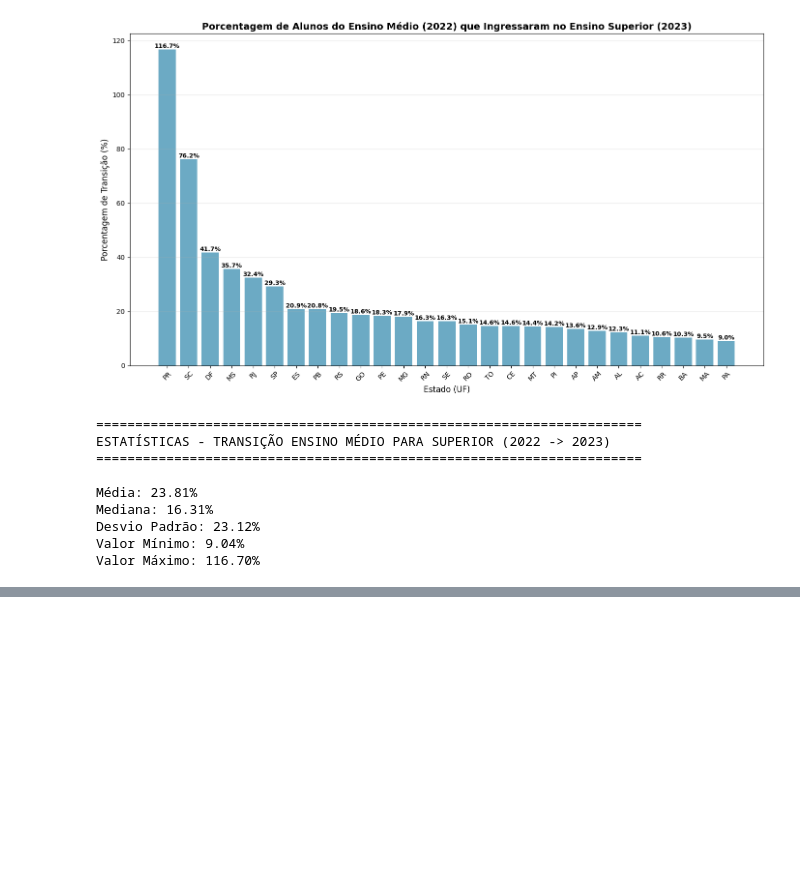
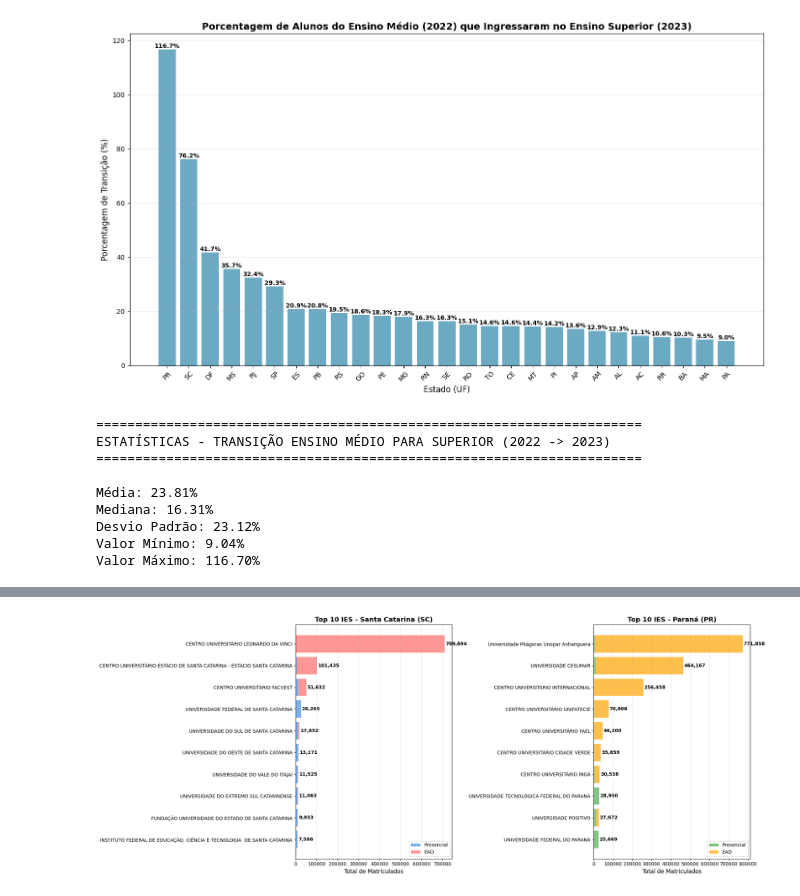
Before and after one commit to leandroguarino/projeto_ia_censo_escolar, a Jupyter notebook: notebooks/06_leitura_csv_ies_2022_2023.ipynb, the cells around one changed output, grey strips where cells are left out. Saved outputs shown, nothing was run; the diff lists cells and outputs as text; code cells hidden in the pictures; blank space fills up the shorter version.

```diff
--- a/notebooks/06_leitura_csv_ies.ipynb
+++ b/notebooks/06_leitura_csv_ies_2022_2023.ipynb
@@ -564,0 +664,83 @@ Valor Máximo: 116.70%
+# %%
+# Gráficos: Top 10 IES com mais matriculados em SC e PR (barras empilhadas por modalidade)
+
+# Incluir NO_IES no merge
+df_merged_com_nome = pd.merge(df_cursos, df[['CO_IES', 'SG_UF_IES', 'NO_IES']], on='CO_IES', how='left')
+
+# Filtrar por modalidade: 1 = Presencial, 2 = EAD
+df_presencial = df_merged_com_nome[df_merged_com_nome['TP_MODALIDADE_ENSINO'] == 1]
+df_ead = df_merged_com_nome[df_merged_com_nome['TP_MODALIDADE_ENSINO'] == 2]
+
+# Filtrar e agrupar para SC
+sc_presencial = df_presencial[df_presencial['SG_UF_IES'] == 'SC'].groupby('NO_IES')['QT_MAT'].sum()
+sc_ead = df_ead[df_ead['SG_UF_IES'] == 'SC'].groupby('NO_IES')['QT_MAT'].sum()
+sc_total = sc_presencial.add(sc_ead, fill_value=0)
+sc_top10 = sc_total.sort_values(ascending=False).head(10)
+
+# Filtrar e agrupar para PR
+pr_presencial = df_presencial[df_presencial['SG_UF_IES'] == 'PR'].groupby('NO_IES')['QT_MAT'].sum()
+pr_ead = df_ead[df_ead['SG_UF_IES'] == 'PR'].groupby('NO_IES')['QT_MAT'].sum()
+pr_total = pr_presencial.add(pr_ead, fill_value=0)
+pr_top10 = pr_total.sort_values(ascending=False).head(10)
+
+# Criar figura com 2 subplots
+fig, (ax1, ax2) = plt.subplots(1, 2, figsize=(20, 8))
+
+# Gráfico SC - Barras empilhadas
+sc_presencial_vals = sc_top10.index.map(lambda x: sc_presencial.get(x, 0))
+sc_ead_vals = sc_top10.index.map(lambda x: sc_ead.get(x, 0))
+
+bars1 = ax1.barh(sc_top10.index, sc_presencial_vals, label='Presencial', color='#4A90E2', alpha=0.7)
+bars1_ead = ax1.barh(sc_top10.index, sc_ead_vals, left=sc_presencial_vals, label='EAD', color='#FF6B6B', alpha=0.7)
+
+ax1.set_title('Top 10 IES - Santa Catarina (SC)', fontsize=14, fontweight='bold')
+ax1.set_xlabel('Total de Matriculados', fontsize=12)
+ax1.invert_yaxis()
+ax1.legend(loc='lower right')
+ax1.grid(axis='x', alpha=0.3)
+
+# Adicionar labels com total
+for i, (ies, total) in enumerate(sc_top10.items()):
+    ax1.text(total + 5000, i, f'{int(total):,}',
+             ha='left', va='center', fontsize=10, fontweight='bold')
+
+# Gráfico PR - Barras empilhadas
+pr_presencial_vals = pr_top10.index.map(lambda x: pr_presencial.get(x, 0))
+pr_ead_vals = pr_top10.index.map(lambda x: pr_ead.get(x, 0))
+
+bars2 = ax2.barh(pr_top10.index, pr_presencial_vals, label='Presencial', color='#4CAF50', alpha=0.7)
+bars2_ead = ax2.barh(pr_top10.index, pr_ead_vals, left=pr_presencial_vals, label='EAD', color='#FFA500', alpha=0.7)
+
+ax2.set_title('Top 10 IES - Paraná (PR)', fontsize=14, fontweight='bold')
+ax2.set_xlabel('Total de Matriculados', fontsize=12)
+ax2.invert_yaxis()
+ax2.legend(loc='lower right')
+ax2.grid(axis='x', alpha=0.3)
+
+# Adicionar labels com total
+for i, (ies, total) in enumerate(pr_top10.items()):
+    ax2.text(total + 5000, i, f'{int(total):,}',
+             ha='left', va='center', fontsize=10, fontweight='bold')
+
+plt.tight_layout()
+plt.show()
+
+print("\nTop 10 IES - Santa Catarina (SC):")
+print(f"{'IES':<50} {'Presencial':<12} {'EAD':<12} {'Total':<12}")
+print("-" * 88)
+for ies in sc_top10.index:
+    pres = sc_presencial.get(ies, 0)
+    ead = sc_ead.get(ies, 0)
+    total = pres + ead
+    print(f"{ies:<48} {int(pres):<12,} {int(ead):<12,} {int(total):<12,}")
+
+print("\nTop 10 IES - Paraná (PR):")
+print(f"{'IES':<50} {'Presencial':<12} {'EAD':<12} {'Total':<12}")
+print("-" * 88)
+for ies in pr_top10.index:
+    pres = pr_presencial.get(ies, 0)
+    ead = pr_ead.get(ies, 0)
+    total = pres + ead
+    print(f"{ies:<48} {int(pres):<12,} {int(ead):<12,} {int(total):<12,}")
+# %% [output]
+[figure, added]
```
Also changed, not shown: parts of 4 cells of this notebook, 1 other file.
